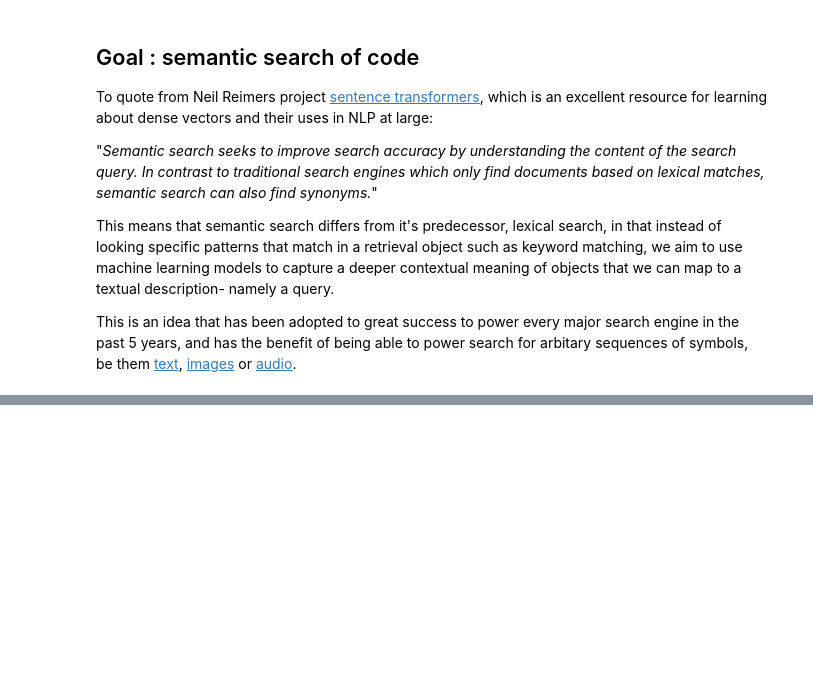
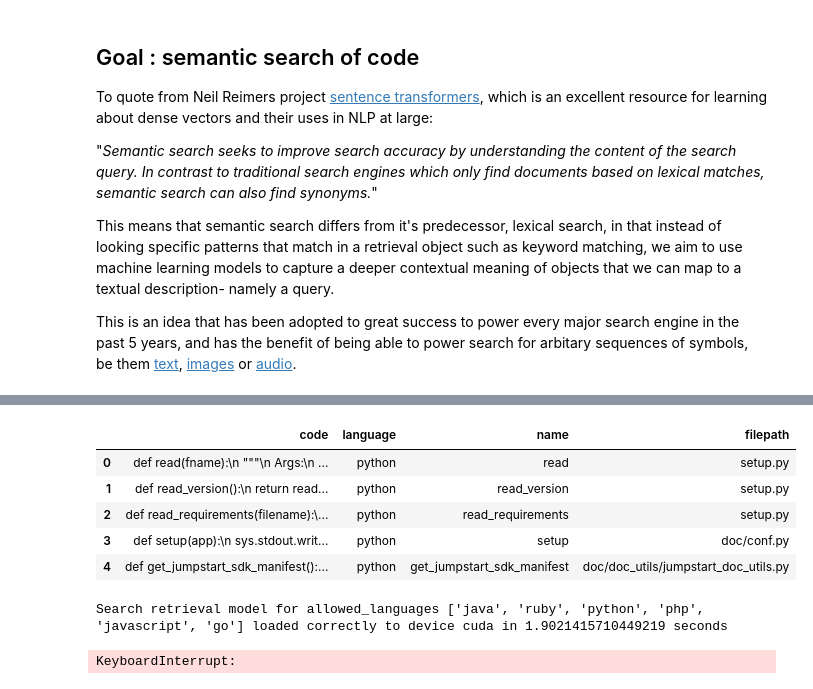
Before and after one commit to DocumaticAI/CodeClarity, a Jupyter notebook: examples/aws_python_sdk_codesearch/code_search.ipynb, the cells around one changed output, grey strips where cells are left out. Drawn from its saved outputs; the diff is of its cells as text; code cells hidden in the pictures; blank space fills up the shorter version.

```diff
--- a/examples/aws_python_sdk_codesearch/code_search.ipynb
+++ b/examples/aws_python_sdk_codesearch/code_search.ipynb
@@ -37,0 +87,19 @@ console.log("Hello World")
+# %%
+df = pd.read_csv("aws_python_sdk.csv").drop(columns=["Unnamed: 0"])
+df.head(5)
+# %% [output]
+|  | code | language | name | filepath |
+| 0 | def read(fname):\n """\n Args:\n ... | python | read | setup.py |
+| 1 | def read_version():\n return read... | python | read_version | setup.py |
+| 2 | def read_requirements(filename):\... | python | read_requirements | setup.py |
+| 3 | def setup(app):\n sys.stdout.writ... | python | setup | doc/conf.py |
+| 4 | def get_jumpstart_sdk_manifest():... | python | get_jumpstart_sdk_manifest | doc/doc_utils/jumpstart_doc_utils.py |
+# %%
+from codeclarity import CodeEmbedder
+embedding_model = CodeEmbedder(base_model= "microsoft/unixcoder-base")
+# %% [output]
+Search retrieval model for allowed_languages ['java', 'ruby', 'python', 'php', 'javascript', 'go'] loaded correctly to device cuda in 1.9021415710449219 seconds
+# %%
+df['embeddings'] = df['code'].map(lambda x: embedding_model.encode(x, language= "python",))
+# %% [output]
+KeyboardInterrupt:
```
Also changed, not shown: parts of 6 cells of this notebook, 16 other files.
